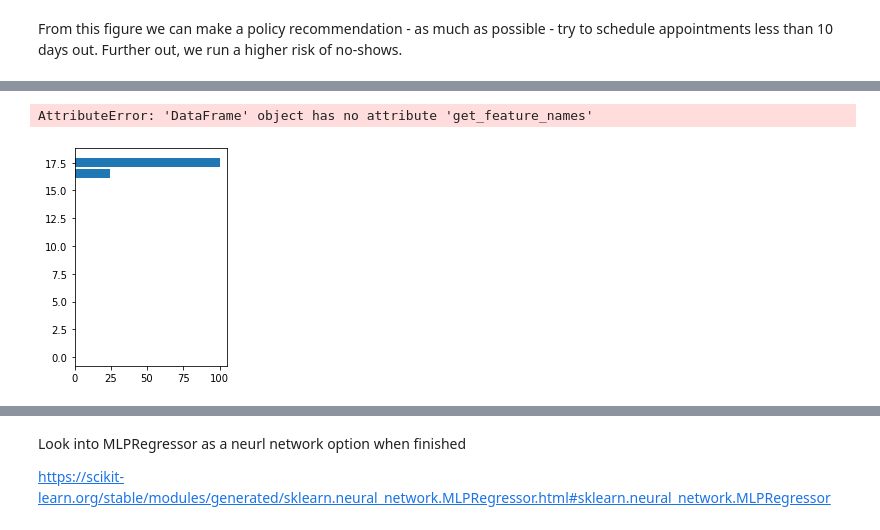
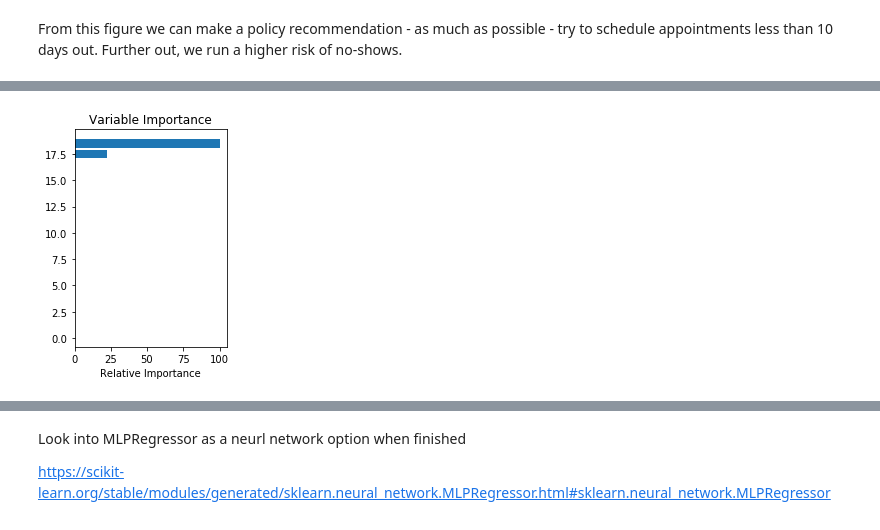
Before and after one commit to JordanPhilipMeyer/PatientNoShow, a Jupyter notebook: PredictNoShow-Copy1.ipynb, the cells around one changed output, grey strips where cells are left out. Cells and saved outputs as stored; diff of their text form; code cells hidden in the pictures.

```diff
--- a/PredictNoShow-Copy1.ipynb
+++ b/PredictNoShow-Copy1.ipynb
@@ -578,5 +615,5 @@ There are 7 patients with 15 or more visits this month
 # %%
-SIndex=ScheduledAppointmentFrequencies[ScheduledAppointmentFrequencies>=15].index
+SIndex=ScheduledAppointmentFrequencies[ScheduledAppointmentFrequencies>=10].index
 # %%
 #This will find all the records among patients who have scheduled 10 or more appointments in the month and drop them from the dataframe.
 
@@ -1801,3 +1681,10 @@ def evaluate(X_train, X_test, y_train, y_test):
+# %%
+# Putting feature variable to X
+X = df.drop(['Attendance', 'PatientId', 'AppointmentID', 'ScheduledDay', 'AppointmentDay', 'AppointmentDayOfWeek','ScheduledDayOfWeek', 'Neighborhood',] ,axis=1)
+# Putting response variable to y
+y = df['Attendance']
+X.dtypes
+X_train, X_test, y_train, y_test = train_test_split(X, y, train_size=0.80, test_size=0.20, random_state=100)
 # %%
 # Load data
 
@@ -1836,19 +1723,18 @@ Text(0, 0.5, 'Deviance')
 # %%
 # Plot feature importance
 feature_importance = clf.feature_importances_
 # make importances relative to max importance
 feature_importance = 100.0 * (feature_importance / feature_importance.max())
 sorted_idx = np.argsort(feature_importance)
 pos = np.arange(sorted_idx.shape[0]) + .5
 plt.subplot(1, 2, 2)
 plt.barh(pos, feature_importance[sorted_idx], align='center')
-plt.yticks(pos, df.get_feature_names[sorted_idx])
+#plt.yticks(pos, df.get_feature_names[sorted_idx])
 plt.xlabel('Relative Importance')
 plt.title('Variable Importance')
 plt.show()
 # %% [output]
-AttributeError: 'DataFrame' object has no attribute 'get_feature_names'
-[figure, old version]
+[figure, new version]
 # %%
 selection=[]
 for i in y_pred:
```
Also changed, not shown: parts of 122 cells of this notebook.
